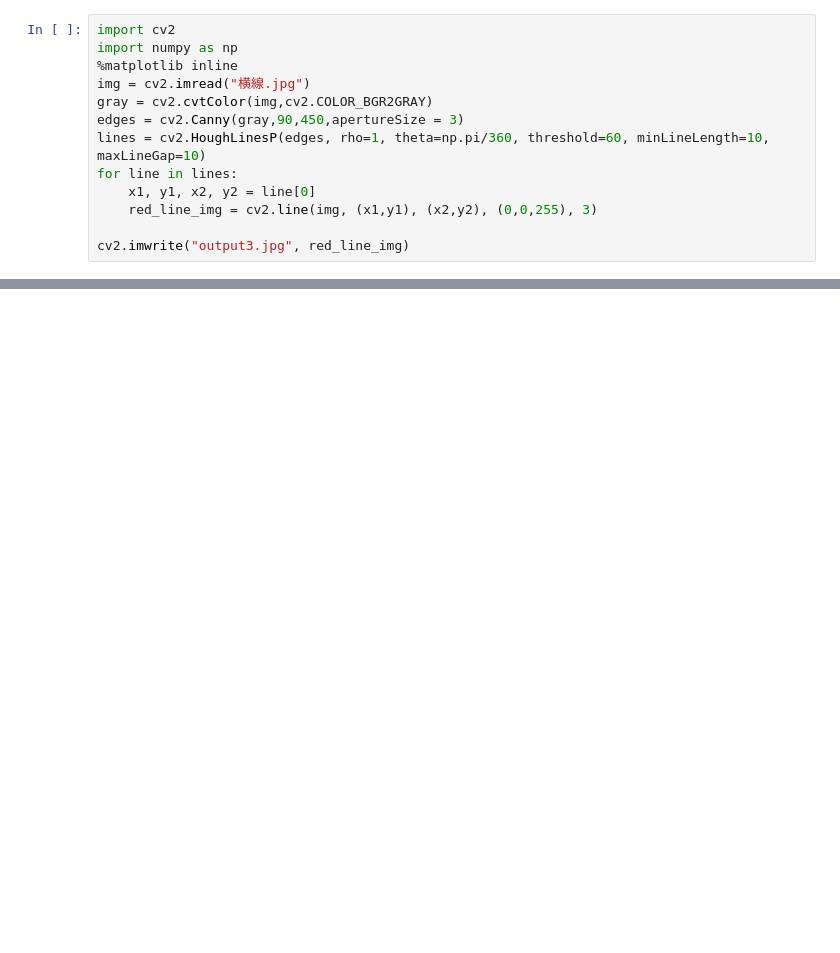
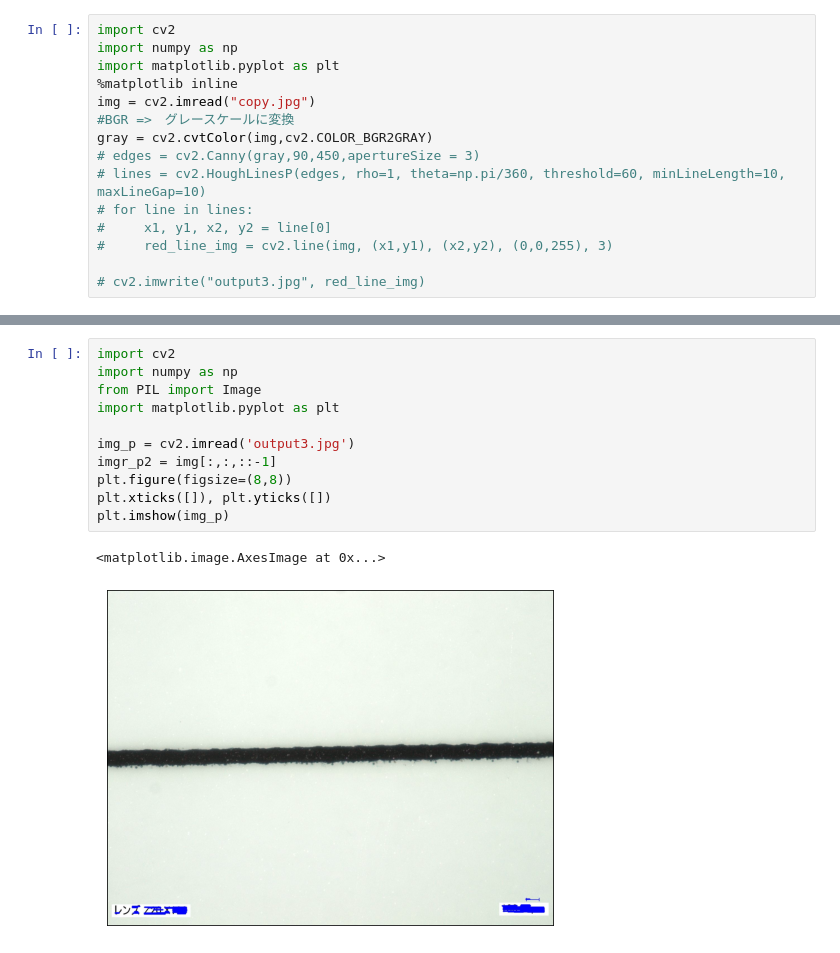
Before and after one commit to tyamzak/measure_line_width, a Jupyter notebook: test.ipynb, the cells around one changed output, grey strips where cells are left out. Drawn from its saved outputs; the diff is of its cells as text; blank space fills up the shorter version.

```diff
--- a/test.ipynb
+++ b/test.ipynb
@@ -1,13 +1,15 @@
 # %%
 import cv2
 import numpy as np
+import matplotlib.pyplot as plt
 %matplotlib inline
-img = cv2.imread("横線.jpg")
+img = cv2.imread("copy.jpg")
+#BGR =>　グレースケールに変換
 gray = cv2.cvtColor(img,cv2.COLOR_BGR2GRAY)
-edges = cv2.Canny(gray,90,450,apertureSize = 3)
-lines = cv2.HoughLinesP(edges, rho=1, theta=np.pi/360, threshold=60, minLineLength=10, maxLineGap=10)
-for line in lines:
-    x1, y1, x2, y2 = line[0]
-    red_line_img = cv2.line(img, (x1,y1), (x2,y2), (0,0,255), 3)
+# edges = cv2.Canny(gray,90,450,apertureSize = 3)
+# lines = cv2.HoughLinesP(edges, rho=1, theta=np.pi/360, threshold=60, minLineLength=10, maxLineGap=10)
+# for line in lines:
+#     x1, y1, x2, y2 = line[0]
+#     red_line_img = cv2.line(img, (x1,y1), (x2,y2), (0,0,255), 3)
 
-cv2.imwrite("output3.jpg", red_line_img)
+# cv2.imwrite("output3.jpg", red_line_img)
@@ -15,0 +80,14 @@ error: OpenCV(4.6.0) D:\a\opencv-python\opencv-python\opencv\modules\imgproc\src
+# %%
+import cv2
+import numpy as np
+from PIL import Image
+import matplotlib.pyplot as plt
+
+img_p = cv2.imread('output3.jpg')
+imgr_p2 = img[:,:,::-1]
+plt.figure(figsize=(8,8))
+plt.xticks([]), plt.yticks([])
+plt.imshow(img_p)
+# %% [output]
+<matplotlib.image.AxesImage at 0x...>
+[figure, added]
```
Also changed, not shown: parts of 4 cells of this notebook.
